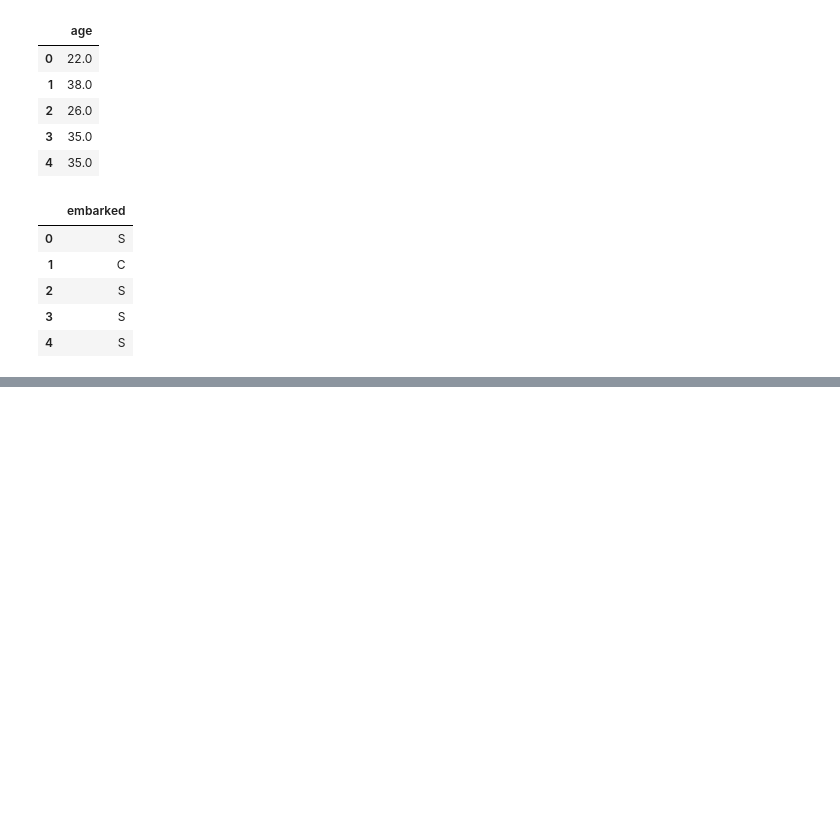
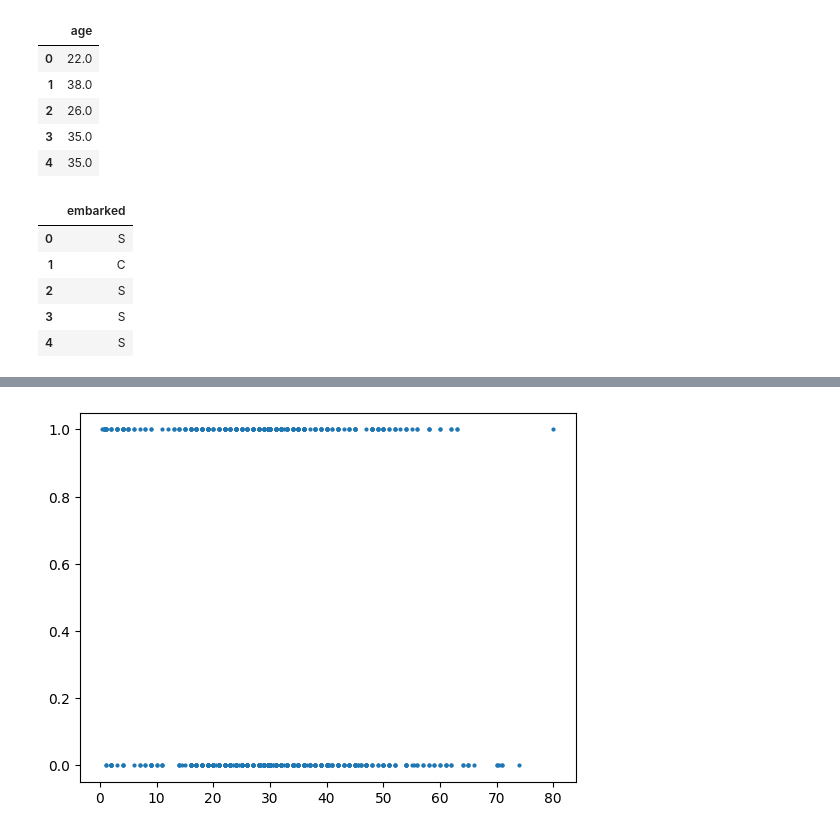
Before and after one commit to sakib-hasan-11/Titanic-survival-prediction-, a Jupyter notebook: titanic survival prediction.ipynb, the cells around one changed output, grey strips where cells are left out. Cells and saved outputs as stored; diff of their text form; code cells hidden in the pictures; blank space fills up the shorter version.

```diff
--- a/titanic survival prediction.ipynb
+++ b/titanic survival prediction.ipynb
@@ -62,5 +63,4 @@ embark_df.head()
 df2 = df[['Sex','Fare','Pclass','Survived']]
 # %%
 x = pd.concat([embark_df,age_df,df2],ignore_index=True,axis=1)
-x.columns=['embark','sex','fare','class','age','Survived']
-x.head()
+x.columns=['embark','age','sex','fare','class','survived']
@@ -73,0 +77,5 @@ x.head()
+# %%
+plt.scatter(x['age'],x['survived'],s=4)
+plt.show()
+# %% [output]
+[figure, added]
```
Also changed, not shown: parts of 14 cells of this notebook.
